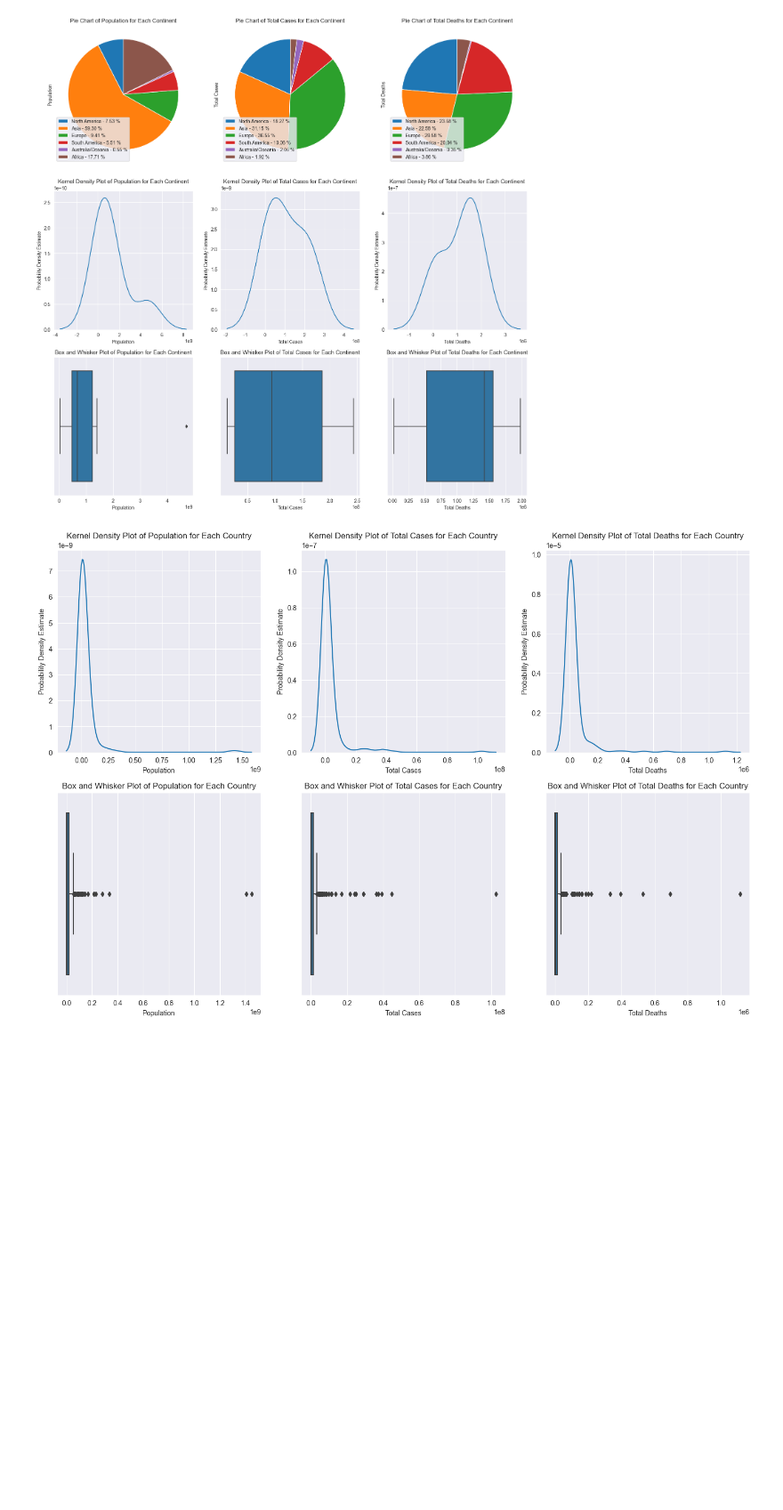
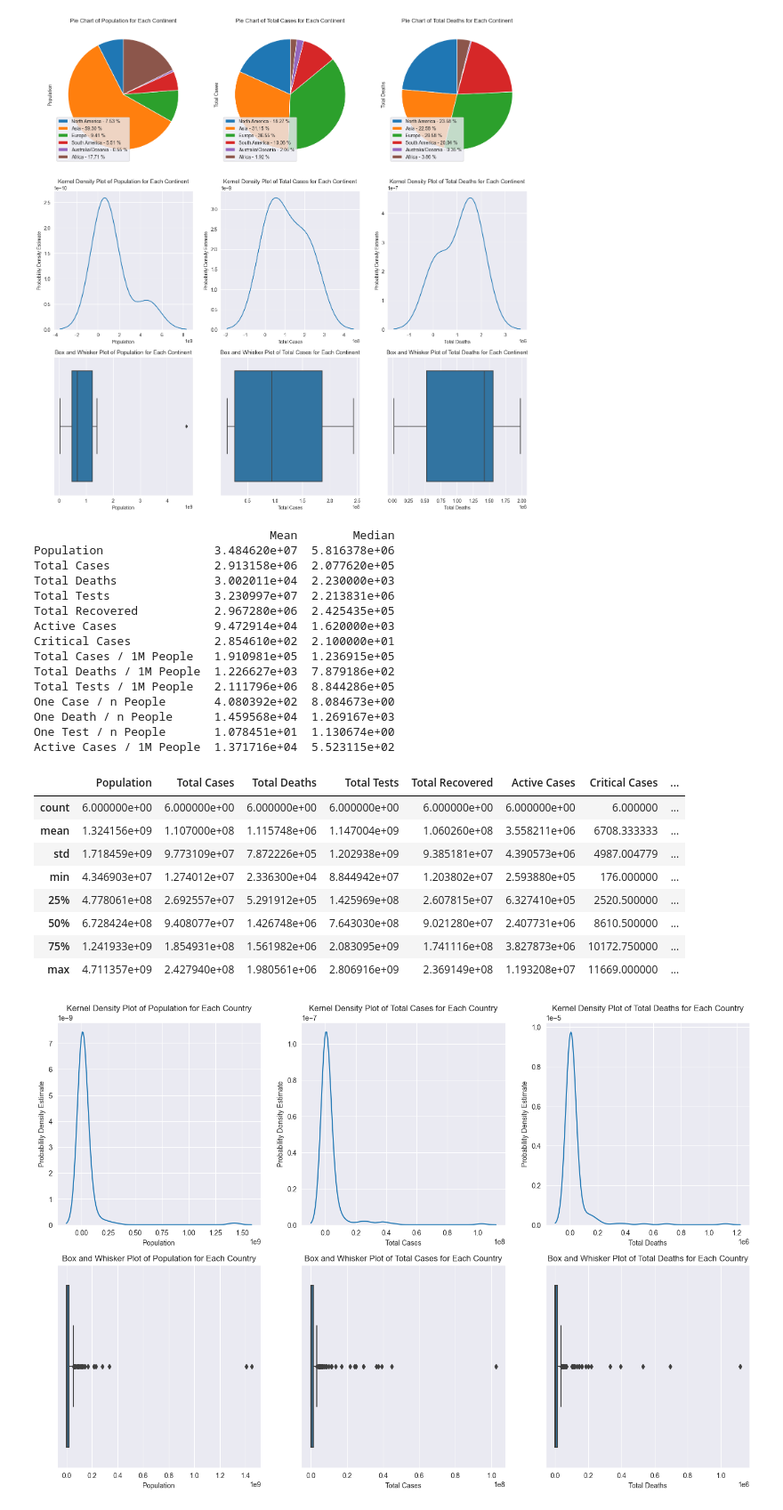
Before and after one commit to MJ-Peters/SDPA-Coursework, a Jupyter notebook: Data Analysis.ipynb, the cells around one changed output. Shown: that part at 89% size. Saved outputs shown, nothing was run; the diff lists cells and outputs as text; code cells hidden in the pictures; blank space fills up the shorter version.

Commit message:
Added descriptive statistics for country data

```diff
--- a/Data Analysis.ipynb
+++ b/Data Analysis.ipynb
@@ -196,5 +195,39 @@ plt.show()  # Showing the figure
 # %% [output]
 [figure]
+# %%
+# Due the poisitive skew of these distributions it is worth calculating the central tendency of the distributions
+df2 = DataFrame()
+df2["Mean"] = df.loc["USA":].mean(numeric_only=True)
+df2["Median"] = df.loc["USA":].median(numeric_only=True)
+print(df2)
+
+# Displaying descriptive statistics for Continents
+df.loc[:"Africa"].describe()
+# %% [output]
+                                  Mean        Median
+Population                3.484620e+07  5.816378e+06
+Total Cases               2.913158e+06  2.077620e+05
+Total Deaths              3.002011e+04  2.230000e+03
+Total Tests               3.230997e+07  2.213831e+06
+Total Recovered           2.967280e+06  2.425435e+05
+Active Cases              9.472914e+04  1.620000e+03
+Critical Cases            2.854610e+02  2.100000e+01
+Total Cases / 1M People   1.910981e+05  1.236915e+05
+Total Deaths / 1M People  1.226627e+03  7.879186e+02
+Total Tests / 1M People   2.111796e+06  8.844286e+05
+One Case / n People       4.080392e+02  8.084673e+00
+One Death / n People      1.459568e+04  1.269167e+03
+One Test / n People       1.078451e+01  1.130674e+00
+Active Cases / 1M People  1.371716e+04  5.523115e+02
+|  | Population | Total Cases | Total Deaths | Total Tests | Total Recovered | Active Cases | Critical Cases | ... |
+| count | 6.000000e+00 | 6.000000e+00 | 6.000000e+00 | 6.000000e+00 | 6.000000e+00 | 6.000000e+00 | 6.000000 | ... |
+| mean | 1.324156e+09 | 1.107000e+08 | 1.115748e+06 | 1.147004e+09 | 1.060260e+08 | 3.558211e+06 | 6708.333333 | ... |
+| std | 1.718459e+09 | 9.773109e+07 | 7.872226e+05 | 1.202938e+09 | 9.385181e+07 | 4.390573e+06 | 4987.004779 | ... |
+| min | 4.346903e+07 | 1.274012e+07 | 2.336300e+04 | 8.844942e+07 | 1.203802e+07 | 2.593880e+05 | 176.000000 | ... |
+| 25% | 4.778061e+08 | 2.692557e+07 | 5.291912e+05 | 1.425969e+08 | 2.607815e+07 | 6.327410e+05 | 2520.500000 | ... |
+| 50% | 6.728424e+08 | 9.408077e+07 | 1.426748e+06 | 7.643030e+08 | 9.021280e+07 | 2.407731e+06 | 8610.500000 | ... |
+| 75% | 1.241933e+09 | 1.854931e+08 | 1.561982e+06 | 2.083095e+09 | 1.741116e+08 | 3.827873e+06 | 10172.750000 | ... |
+| max | 4.711357e+09 | 2.427940e+08 | 1.980561e+06 | 2.806916e+09 | 2.369149e+08 | 1.193208e+07 | 11669.000000 | ... |
 # %%
 # Country Data Distributions
 fig = plt.figure(figsize=(18, 18))  # Setting the figure size
```
Also changed, not shown: parts of 2 cells of this notebook.
